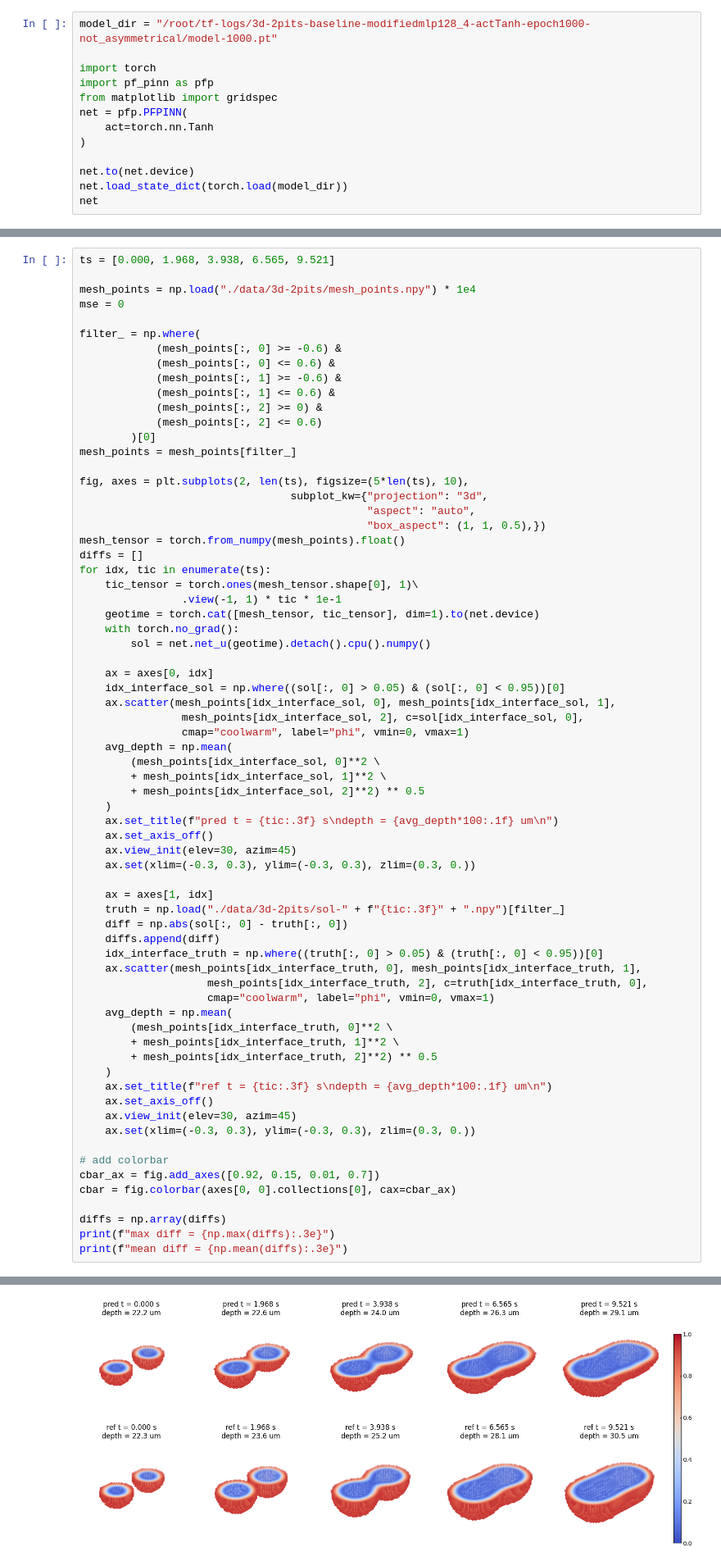
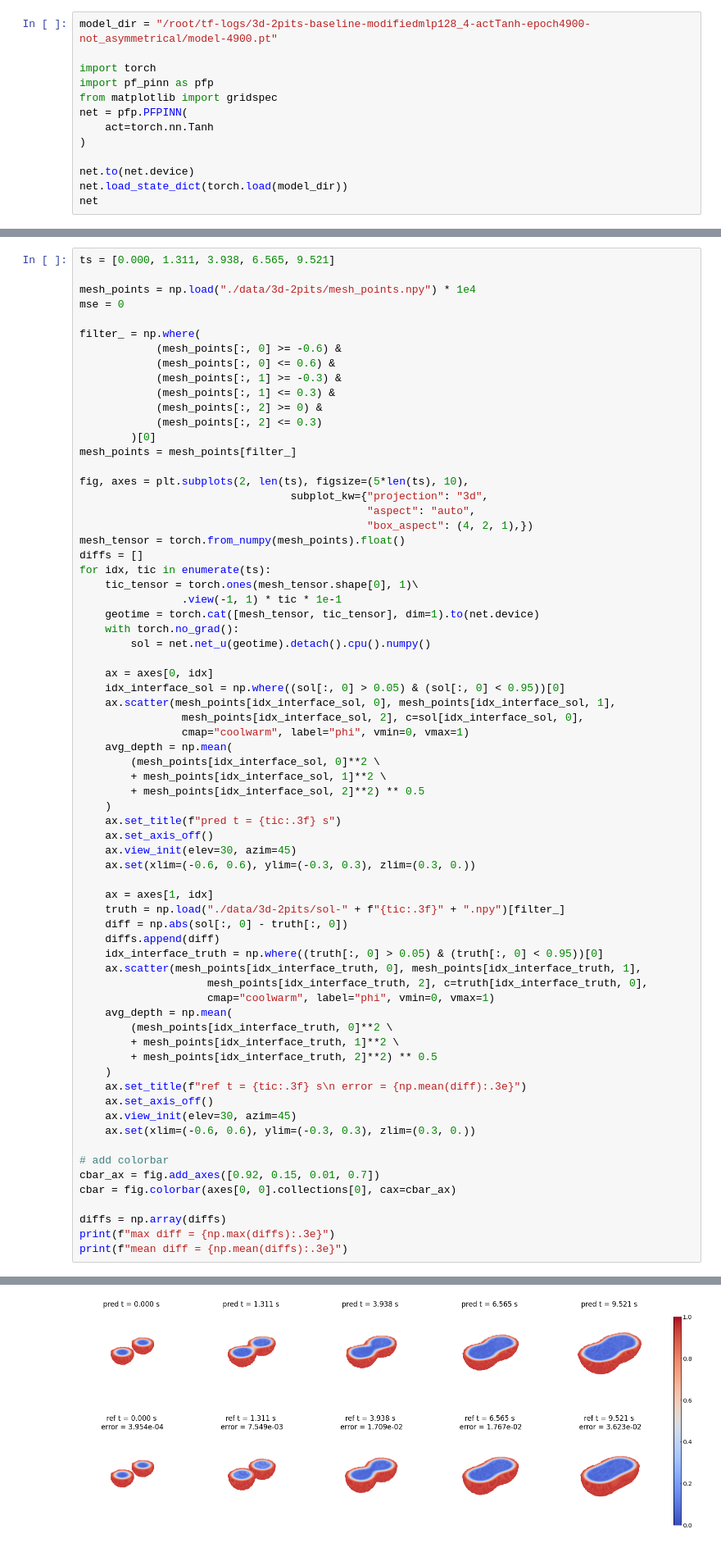
Before and after one commit to NanxiiChen/sharp-pinns, a Jupyter notebook: eval-3d-2pits.ipynb, the cells around one changed output, grey strips where cells are left out. Shown: that part at 82% size. Drawn from its saved outputs; the diff is of its cells as text.

```diff
--- a/eval-3d-2pits.ipynb
+++ b/eval-3d-2pits.ipynb
@@ -32,7 +32,7 @@ configs = {
 rc.update(configs)
 # save_root = "./figures/"
 # %%
-model_dir = "/root/tf-logs/3d-2pits-baseline-modifiedmlp128_4-actTanh-epoch1000-not_asymmetrical/model-1000.pt"
+model_dir = "/root/tf-logs/3d-2pits-baseline-modifiedmlp128_4-actTanh-epoch4900-not_asymmetrical/model-4900.pt"
 
 import torch
 import pf_pinn as pfp
@@ -63,7 +63,7 @@ PFPINN(
   )
 )
 # %%
-ts = [0.000, 1.968, 3.938, 6.565, 9.521]
+ts = [0.000, 1.311, 3.938, 6.565, 9.521]
 
 mesh_points = np.load("./data/3d-2pits/mesh_points.npy") * 1e4
 mse = 0
@@ -71,17 +71,17 @@ mse = 0
 filter_ = np.where(
             (mesh_points[:, 0] >= -0.6) &
             (mesh_points[:, 0] <= 0.6) &
-            (mesh_points[:, 1] >= -0.6) &
-            (mesh_points[:, 1] <= 0.6) &
+            (mesh_points[:, 1] >= -0.3) &
+            (mesh_points[:, 1] <= 0.3) &
             (mesh_points[:, 2] >= 0) &
-            (mesh_points[:, 2] <= 0.6)
+            (mesh_points[:, 2] <= 0.3)
         )[0]
 mesh_points = mesh_points[filter_]
 
 fig, axes = plt.subplots(2, len(ts), figsize=(5*len(ts), 10),
                                  subplot_kw={"projection": "3d",
                                              "aspect": "auto",
-                                             "box_aspect": (1, 1, 0.5),})
+                                             "box_aspect": (4, 2, 1),})
 mesh_tensor = torch.from_numpy(mesh_points).float()
 diffs = []
 for idx, tic in enumerate(ts):
@@ -101,10 +101,10 @@ for idx, tic in enumerate(ts):
         + mesh_points[idx_interface_sol, 1]**2 \
         + mesh_points[idx_interface_sol, 2]**2) ** 0.5
     )
-    ax.set_title(f"pred t = {tic:.3f} s\ndepth = {avg_depth*100:.1f} um\n")
+    ax.set_title(f"pred t = {tic:.3f} s")
     ax.set_axis_off()
     ax.view_init(elev=30, azim=45)
-    ax.set(xlim=(-0.3, 0.3), ylim=(-0.3, 0.3), zlim=(0.3, 0.))
+    ax.set(xlim=(-0.6, 0.6), ylim=(-0.3, 0.3), zlim=(0.3, 0.))
 
     ax = axes[1, idx]
     truth = np.load("./data/3d-2pits/sol-" + f"{tic:.3f}" + ".npy")[filter_]
@@ -119,10 +119,10 @@ for idx, tic in enumerate(ts):
         + mesh_points[idx_interface_truth, 1]**2 \
         + mesh_points[idx_interface_truth, 2]**2) ** 0.5
     )
-    ax.set_title(f"ref t = {tic:.3f} s\ndepth = {avg_depth*100:.1f} um\n")
+    ax.set_title(f"ref t = {tic:.3f} s\n error = {np.mean(diff):.3e}")
     ax.set_axis_off()
     ax.view_init(elev=30, azim=45)
-    ax.set(xlim=(-0.3, 0.3), ylim=(-0.3, 0.3), zlim=(0.3, 0.))
+    ax.set(xlim=(-0.6, 0.6), ylim=(-0.3, 0.3), zlim=(0.3, 0.))
 
 # add colorbar
 cbar_ax = fig.add_axes([0.92, 0.15, 0.01, 0.7])
@@ -137 +137 @@ mean diff = 6.334e-03
-[figure, old version]
+[figure, new version]
```
Also changed, not shown: parts of 1 cell of this notebook, 4 other files.
